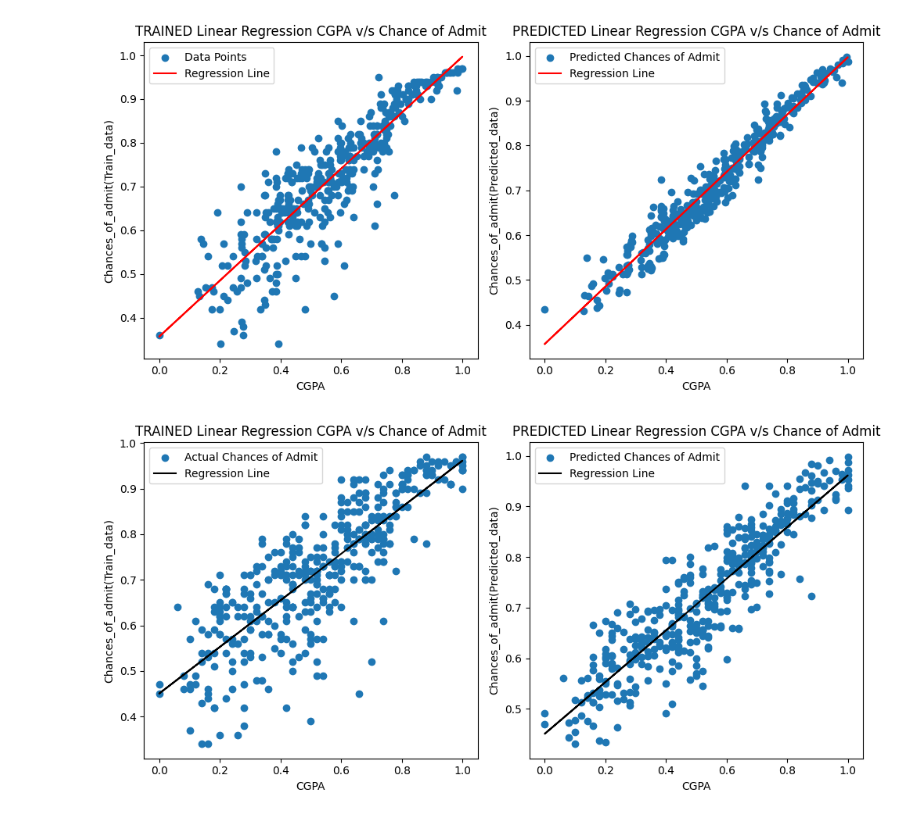
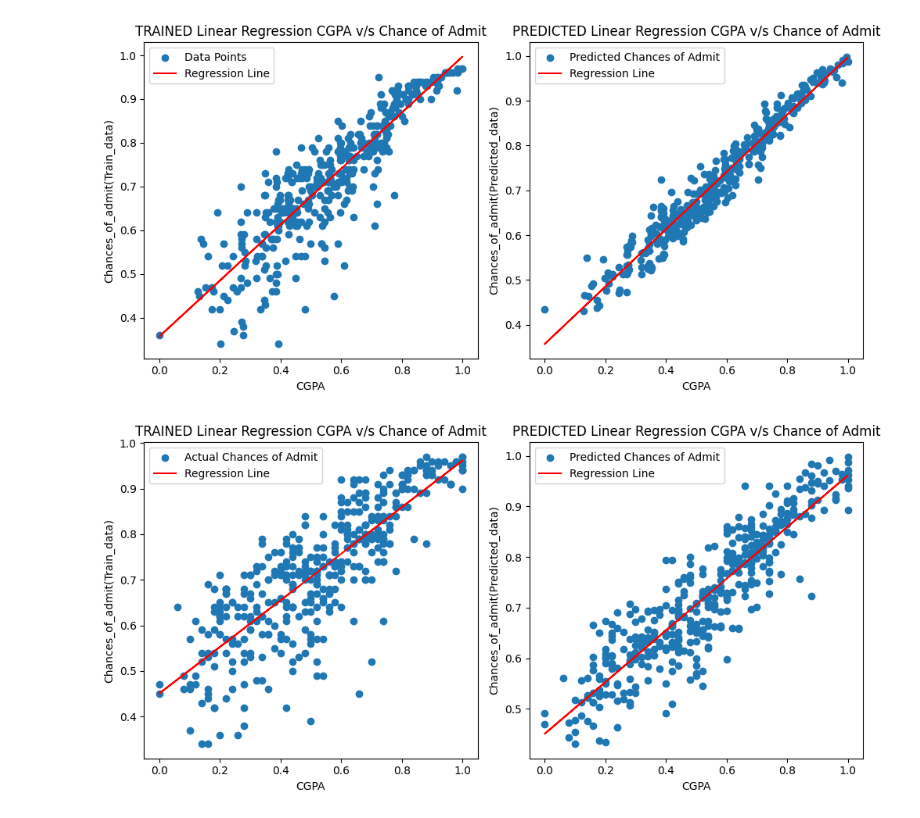
Before and after one commit to akshayabhale1406/SCLR_Jamboree_Education_Linear_Regression, a Jupyter notebook: Jamboree_Education_Linear_Regression.ipynb, the cells around one changed output. Cells and saved outputs as stored; diff of their text form; code cells hidden in the pictures.

```diff
--- a/Jamboree_Education_Linear_Regression.ipynb
+++ b/Jamboree_Education_Linear_Regression.ipynb
@@ -661,33 +661,33 @@ b2 = coefficients_2[1]  # Intercept
 regression_line_2 = m2 * X_2 + b2
 
 # Create subplots with 1 row and 2 columns
 fig, axes = plt.subplots(1, 2, figsize=(10, 5))  # Adjust figsize as needed
 
 # Plot 1
 # Create the scatter plot
 axes[0].scatter(X_1, y_train, label='Actual Chances of Admit')
 
 # Plot the regression line
-axes[0].plot(X_1, regression_line_1, color='black', label='Regression Line')
+axes[0].plot(X_1, regression_line_1, color='red', label='Regression Line')
 axes[0].set_xlabel('CGPA')
 axes[0].set_ylabel('Chances_of_admit(Train_data)')
 axes[0].set_title('TRAINED Linear Regression CGPA v/s Chance of Admit')
 axes[0].legend()
 
 # Plot 2
 # Create the scatter plot
 axes[1].scatter(X_2, y_pred, label='Predicted Chances of Admit')
 
 # Plot the regression line
-axes[1].plot(X_2, regression_line_2, color='black', label='Regression Line')
+axes[1].plot(X_2, regression_line_2, color='red', label='Regression Line')
 axes[1].set_xlabel('CGPA')
 axes[1].set_ylabel('Chances_of_admit(Predicted_data)')
 axes[1].set_title('PREDICTED Linear Regression CGPA v/s Chance of Admit')
 axes[1].legend()
 
 # Adjust layout for better spacing
 plt.tight_layout()
 
 plt.show()
 # %% [output]
-[figure, old version]
+[figure, new version]
```
Also changed, not shown: parts of 7 cells of this notebook.
